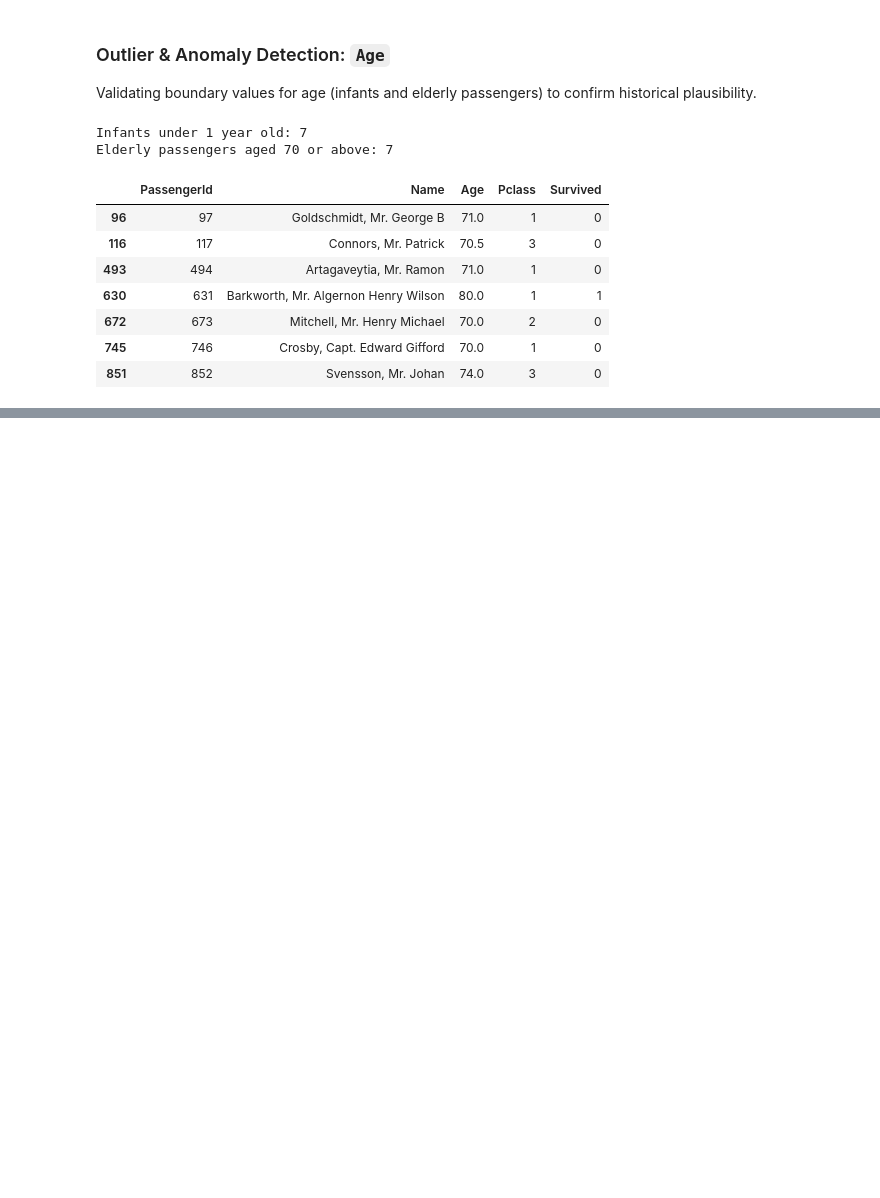
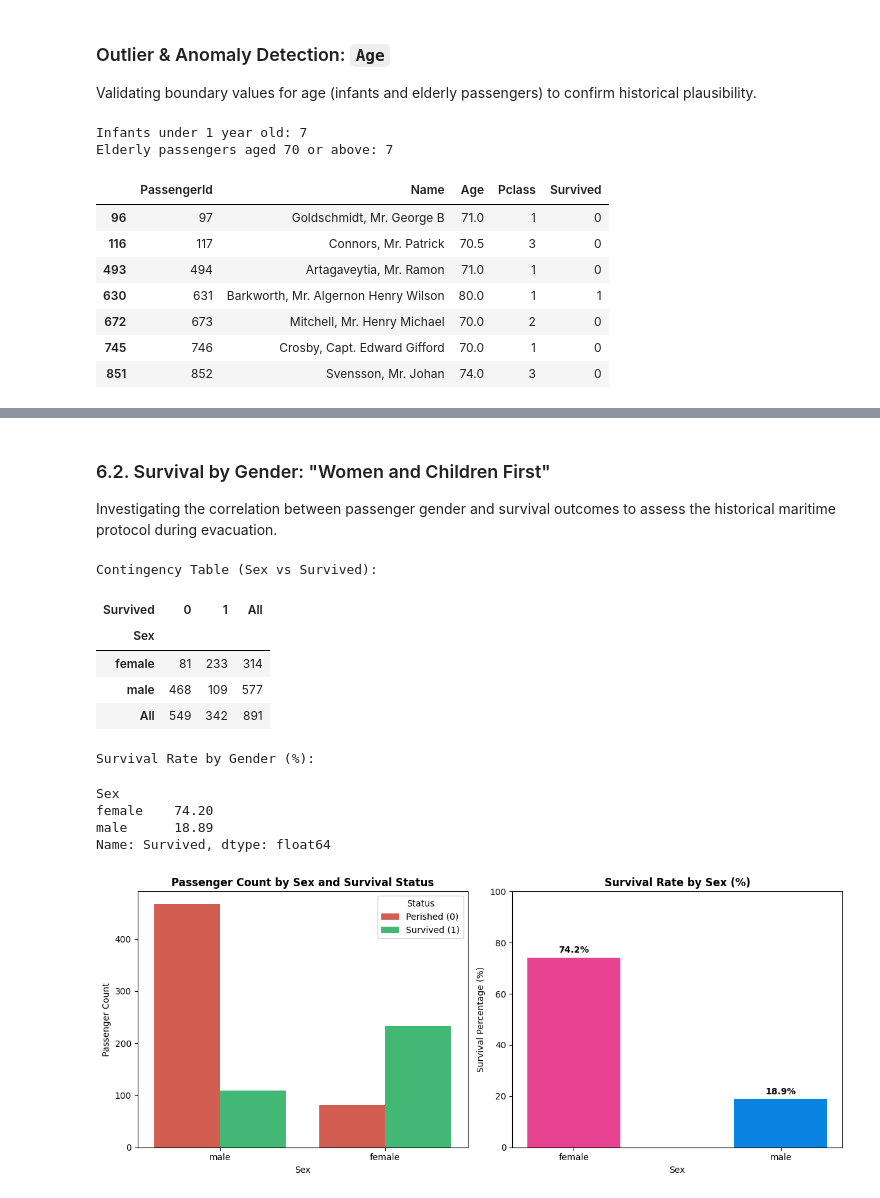
Before and after one commit to Omid-Zamzami/Titanic-EDA, a Jupyter notebook: notebooks/explore_data.ipynb, the cells around one changed output, grey strips where cells are left out. Drawn from its saved outputs; the diff is of its cells as text; code cells hidden in the pictures; blank space fills up the shorter version.

```diff
--- a/notebooks/explore_data.ipynb
+++ b/notebooks/explore_data.ipynb
@@ -283,0 +342,66 @@ max_age_passengers[["PassengerId", "Name", "Age", "Pclass", "Survived"]]
+# %% [markdown]
+### 6.2. Survival by Gender: "Women and Children First"
+Investigating the correlation between passenger gender and survival outcomes to assess the historical maritime protocol during evacuation.
+# %%
+# 1. Statistical aggregation: Counts and Survival Rates by Gender
+gender_cross = pd.crosstab(
+    df_clean["Sex"], df_clean["Survived"], margins=True
+)
+gender_survival_rate = df_clean.groupby("Sex")["Survived"].mean() * 100
+
+print("Contingency Table (Sex vs Survived):")
+display(gender_cross)
+
+print("\nSurvival Rate by Gender (%):")
+display(gender_survival_rate.round(2))
+
+# 2. Dual Visualization: Absolute Counts & Survival Rates
+fig, axes = plt.subplots(1, 2, figsize=(12, 5))
+
+# Subplot 1: Passenger Count by Gender and Survival Status
+sns.countplot(
+    data=df_clean,
+    x="Sex",
+    hue="Survived",
+    palette=["#e74c3c", "#2ecc71"],
+    ax=axes[0],
+)
+axes[0].set_title(
+    "Passenger Count by Sex and Survival Status",
+    fontsize=12,
+    fontweight="bold",
+)
+axes[0].set_xlabel("Sex")
+axes[0].set_ylabel("Passenger Count")
+axes[0].legend(title="Status", labels=["Perished (0)", "Survived (1)"])
+
+# Subplot 2: Survival Percentage per Gender
+bars = axes[1].bar(
+    gender_survival_rate.index,
+    gender_survival_rate.values,
+    color=["#e84393", "#0984e3"],
+    width=0.45,
+)
+axes[1].set_title(
+    "Survival Rate by Sex (%)", fontsize=12, fontweight="bold"
+)
+axes[1].set_ylabel("Survival Percentage (%)")
+axes[1].set_xlabel("Sex")
+axes[1].set_ylim(0, 100)
+axes[1].bar_label(bars, fmt="%.1f%%", padding=3, fontweight="bold")
+
+plt.tight_layout()
+plt.show()
+# %% [output]
+Contingency Table (Sex vs Survived):
+| Survived | 0 | 1 | All |
+| Sex |  |  |  |
+| female | 81 | 233 | 314 |
+| male | 468 | 109 | 577 |
+| All | 549 | 342 | 891 |
+Survival Rate by Gender (%):
+Sex
+female    74.20
+male      18.89
+Name: Survived, dtype: float64
+[figure, added]
```
Also changed, not shown: parts of 13 cells of this notebook.
